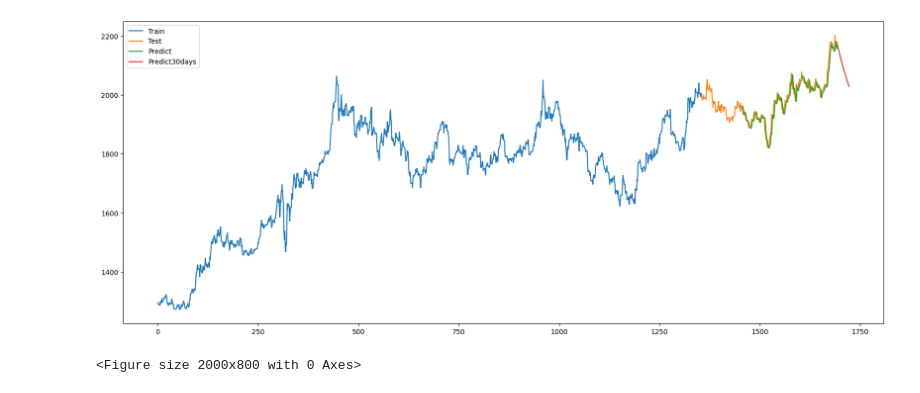
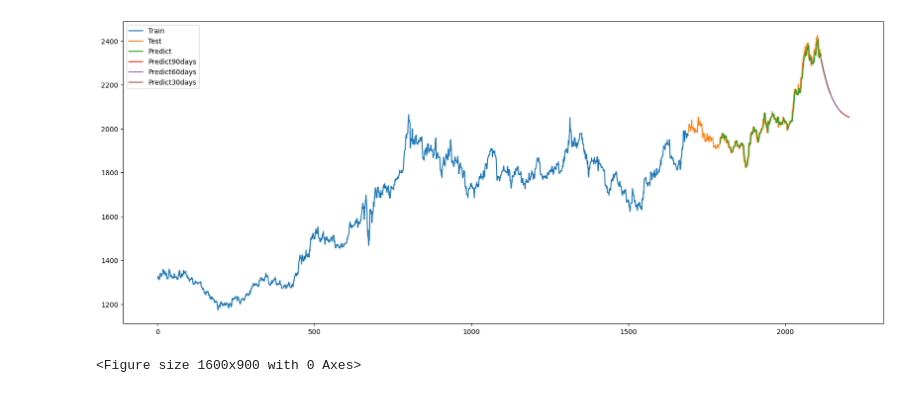
Before and after one commit to ThanhLinh023/Real-timeseriesDataForecast, a Jupyter notebook: Model/GRU/GRU_Gold_8_2.ipynb, the cells around one changed output. Drawn from its saved outputs; the diff is of its cells as text; code cells hidden in the pictures.

```diff
--- a/Model/GRU/GRU_Gold_8_2.ipynb
+++ b/Model/GRU/GRU_Gold_8_2.ipynb
@@ -9,6 +12,6 @@ from numpy import array
 plt.rcParams['figure.figsize'] = [20, 8]
 # %%
-df = pd.read_csv('../Dataset/Gold.csv')
-df = df.sort_index(ascending=False)
+df = pd.read_csv('../../Dataset/Gold.csv')
+df = df.reset_index()['Close']
 df
 # %% [output]
@@ -50,7 +50,8 @@ def create_dataset(dataset, time_step=1):
 		dataY.append(dataset[i + time_step, 0])
 	return numpy.array(dataX), numpy.array(dataY)
 # %%
+#6. Reshape into X=t,t+1,t+2..t+99 and Y=t+100
 time_step = 100
 X_train, y_train = create_dataset(train_data, time_step)
-X_test, ytest = create_dataset(test_data, time_step)
+X_test, y_test = create_dataset(test_data, time_step)
 # %%
@@ -62,6 +64,7 @@ model.add(GRU(64, input_shape=(time_step, 1)))
 model.add(Dense(1))
 model.compile(optimizer='adam', loss='mean_squared_error')
 # %%
-model.fit(X_train, y_train, validation_data = (X_test, ytest), epochs=100, batch_size=64, verbose=1)
+# 9. Fit mô hình với dữ liệu train
+model.fit(X_train, y_train, validation_data = (X_test, y_test), epochs = 100, batch_size=64, verbose=1)
 # %% [output]
 Epoch 1/100
@@ -178,19 +147,35 @@ while(i<30):
+# %%
+# Dự đoán 30, 60, 90 ngày tiếp theo
+n_steps = 100
+x_input = test_data[len(test_data) - n_steps:].reshape(1,-1)
+temp_input = list(x_input)
+temp_input = temp_input[0].tolist()
+
+lst_output_30 = predict(n_steps, temp_input, x_input, model, 30)
+lst_output_60 = predict(n_steps, temp_input, x_input, model, 60)
+lst_output_90 = predict(n_steps, temp_input, x_input, model, 90)
 # %%
 train_data_index = pd.RangeIndex(start=0, stop=train_size, step=1)
 plt.plot(scaler.inverse_transform(train_data))
 
 test_data_index = pd.RangeIndex(start=train_size, stop=train_size+test_size, step=1)
 plt.plot(test_data_index,scaler.inverse_transform(test_data))
 
 test_data_index = pd.RangeIndex(start=train_size+101, stop=train_size+test_size, step=1)
 plt.plot(test_data_index,(y_pred))
 
+prediect_data_index = pd.RangeIndex(start=len(df1)-1, stop=len(df1)+89, step=1)
+plt.plot(prediect_data_index,scaler.inverse_transform(lst_output_90))
+
+prediect_data_index = pd.RangeIndex(start=len(df1)-1, stop=len(df1)+59, step=1)
+plt.plot(prediect_data_index,scaler.inverse_transform(lst_output_60))
+
 prediect_data_index = pd.RangeIndex(start=len(df1)-1, stop=len(df1)+29, step=1)
-plt.plot(prediect_data_index,scaler.inverse_transform(lst_output))
+plt.plot(prediect_data_index,scaler.inverse_transform(lst_output_30))
 
-plt.legend(['Train','Test','Predict','Predict30days'])
-plt.figure()
+plt.legend(['Train','Test','Predict','Predict90days','Predict60days','Predict30days'])
+plt.figure(figsize=(16,9))
 plt.show()
 # %% [output]
-[figure, old version]
+[figure, new version]
-<Figure size 2000x800 with 0 Axes>
+<Figure size 1600x900 with 0 Axes>
```
Also changed, not shown: parts of 17 cells of this notebook, 49 other files.
